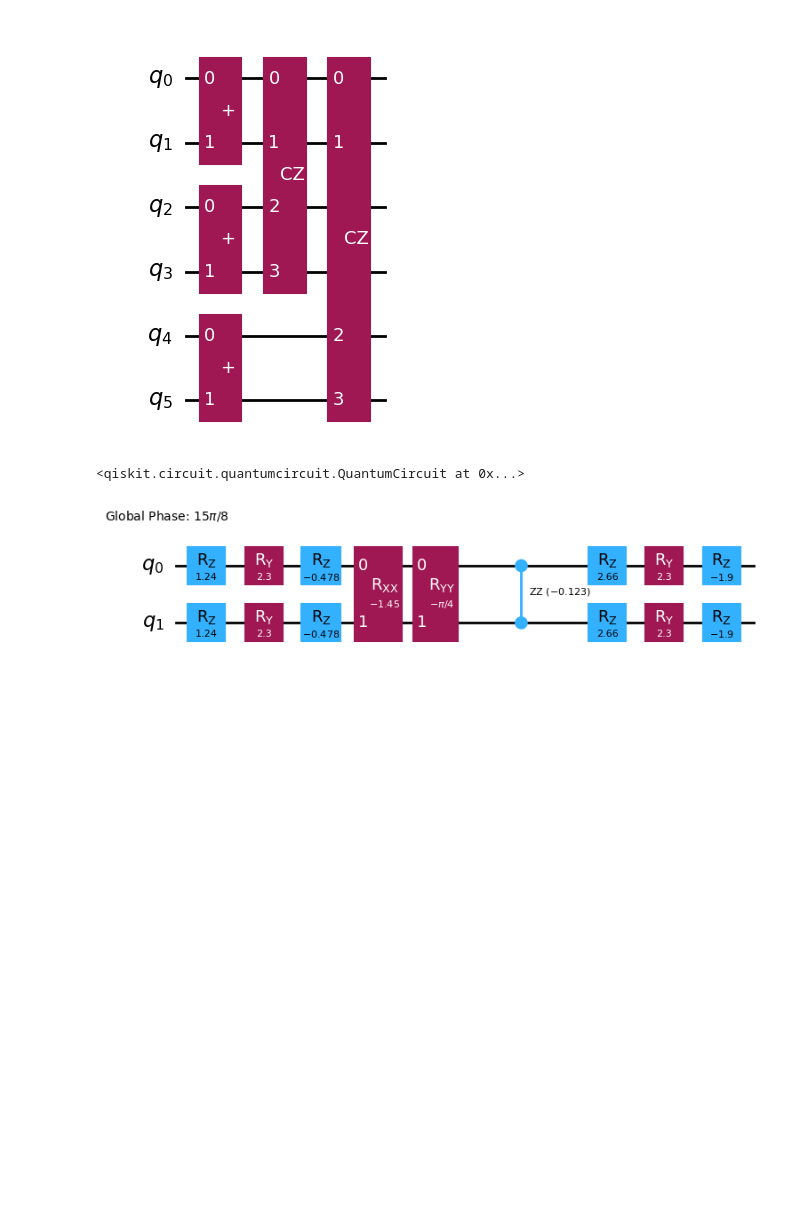
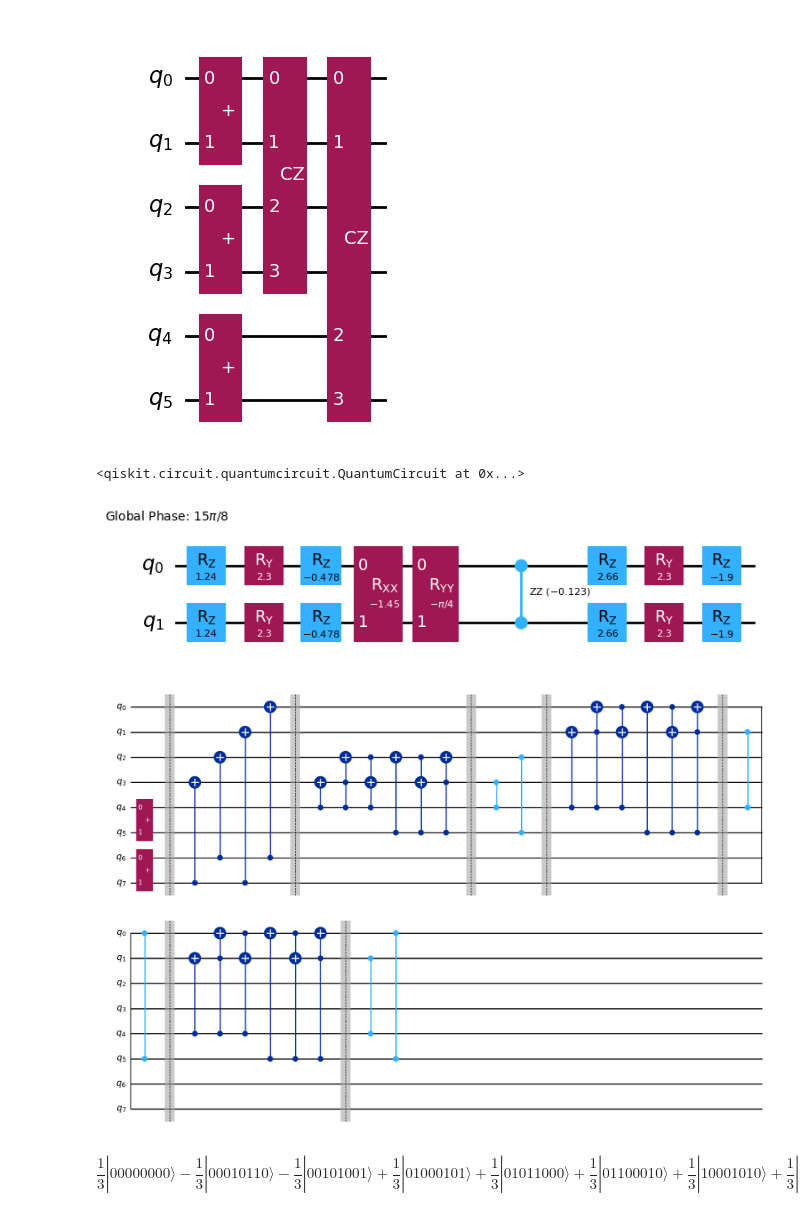
Before and after one commit to slysek/qudityD3, a Jupyter notebook: QuditsOnQubits/ame43_paper.ipynb, the cells around one changed output. Saved outputs shown, nothing was run; the diff lists cells and outputs as text; code cells hidden in the pictures; blank space fills up the shorter version.

```diff
--- a/QuditsOnQubits/ame43_paper.ipynb
+++ b/QuditsOnQubits/ame43_paper.ipynb
@@ -15,3 +19,6 @@ Fgate = QuditsOnQubits().circuit[2]
+# %%
+with open('Fgate.qpy', 'rb') as fd:
+    Fgate = qpy.load(fd)[0]
 # %%
 Fgate.draw('mpl')
 # %% [output]
@@ -68,6 +75,12 @@ ame43circ_v2.append(C3, [2, 3, 4, 5])
 ame43circ_v2.draw('mpl')
 # %% [output]
 [figure]
+# %%
+with open('ame43opti.qpy', 'wb') as fd:
+    qpy.dump(ame43circ_v2, fd)
+# %%
+with open('ame43opti.qpy', 'rb') as fd:
+    ame43_v2 = qpy.load(fd)[0]
 # %%
 Statevector(ame43circ_v2).draw('latex')
 # %% [output]
@@ -172,5 +185,48 @@ ghz[2].draw('mpl')
 # %% [output]
 [figure]
 # %%
-with open('Fgate.qpy', 'wb') as fd:
-    qpy.dump(ghz[2], fd)
+with open('Fgate.qpy', 'rb') as fd:
+    Fgate = qpy.load(fd)[0]
+# %%
+ame43fig12 = QuantumCircuit(8)
+ame43fig12.append(Fgate, [4,5])
+ame43fig12.append(Fgate, [6,7])
+ame43fig12.barrier()
+ame43fig12.cx(7, 3)
+ame43fig12.cx(6, 2)
+ame43fig12.cx(7, 1)
+ame43fig12.cx(6, 0)
+ame43fig12.barrier()
+ame43fig12.cx(4, 3)
+ame43fig12.ccx(4, 3, 2)
+ame43fig12.ccx(4, 2, 3)
+ame43fig12.cx(5, 2)
+ame43fig12.ccx(2, 5, 3)
+ame43fig12.ccx(3, 5, 2)
+ame43fig12.barrier()
+ame43fig12.cz(3, 4)
+ame43fig12.cz(2, 5)
+ame43fig12.barrier()
+ame43fig12.cx(4, 1)
+ame43fig12.ccx(4, 1, 0)
+ame43fig12.ccx(4, 0, 1)
+ame43fig12.cx(5, 0)
+ame43fig12.ccx(5, 0, 1)
+ame43fig12.ccx(5, 1, 0)
+ame43fig12.barrier()
+ame43fig12.cz(1, 4)
+ame43fig12.cz(0, 5)
+ame43fig12.barrier()
+ame43fig12.cx(4, 1)
+ame43fig12.ccx(4, 1, 0)
+ame43fig12.ccx(4, 0, 1)
+ame43fig12.cx(5, 0)
+ame43fig12.ccx(5, 0, 1)
+ame43fig12.ccx(5, 1, 0)
+ame43fig12.barrier()
+ame43fig12.cz(1, 4)
+ame43fig12.cz(0, 5)
+
+ame43fig12.draw('mpl')
+# %% [output]
+[figure, added]
@@ -176,0 +238,4 @@ with open('Fgate.qpy', 'wb') as fd:
+# %%
+ame12state.draw('latex')
+# %% [output]
+$$\frac{1}{3} |00000000\rangle- \frac{1}{3} |00010110\rangle- \frac{1}{3} |00101001\rangle+\frac{1}{3} |01000101\rangle+\frac{1}{3} |01011000\rangle+\frac{1}{3} |01100010\rangle+\frac{1}{3} |10001010\rangle+\frac{1}{3} |10010001\rangle+\frac{1}{3} |10100100\rangle$$
```
Also changed, not shown: parts of 6 cells of this notebook, 21 other files.
